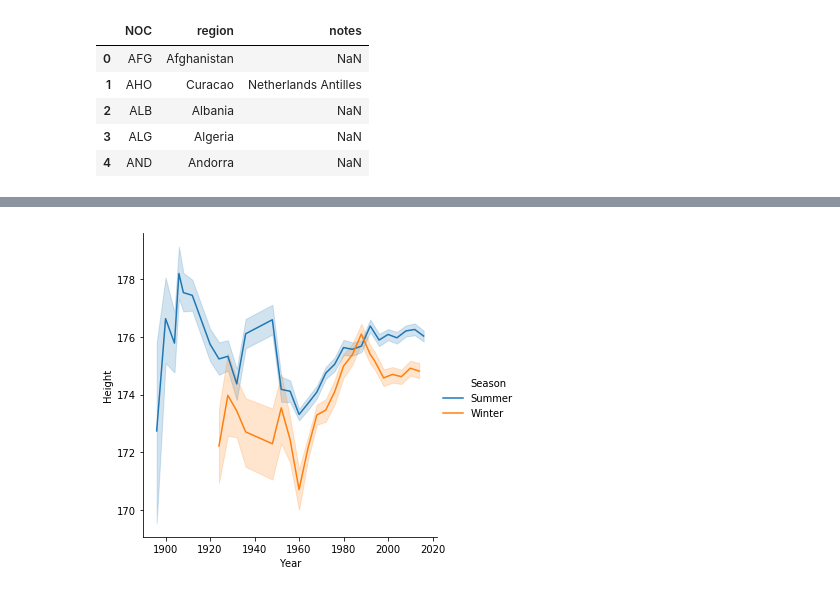
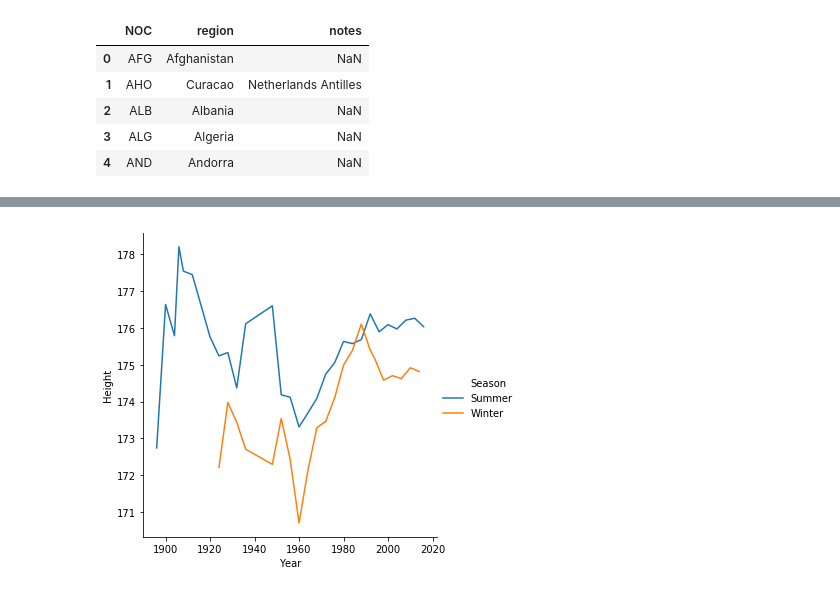
Before and after one commit to sarthakbatragatech/OlympicViz, a Jupyter notebook: OlympicViz.ipynb, the cells around one changed output, grey strips where cells are left out. Saved outputs shown, nothing was run; the diff lists cells and outputs as text; code cells hidden in the pictures.

Commit message:
Generated various plots for analyzing height

```diff
--- a/OlympicViz.ipynb
+++ b/OlympicViz.ipynb
@@ -46,4 +52,4 @@ df.head()
 # %%
-g = sns.relplot(x="Year", y="Height", kind="line", hue='Season', data=df)
+g = sns.relplot(x="Year", y="Height", kind="line", ci=None, hue='Season', data=df)
 # %% [output]
-[figure, old version]
+[figure, new version]
```
Also changed, not shown: parts of 24 cells of this notebook.
